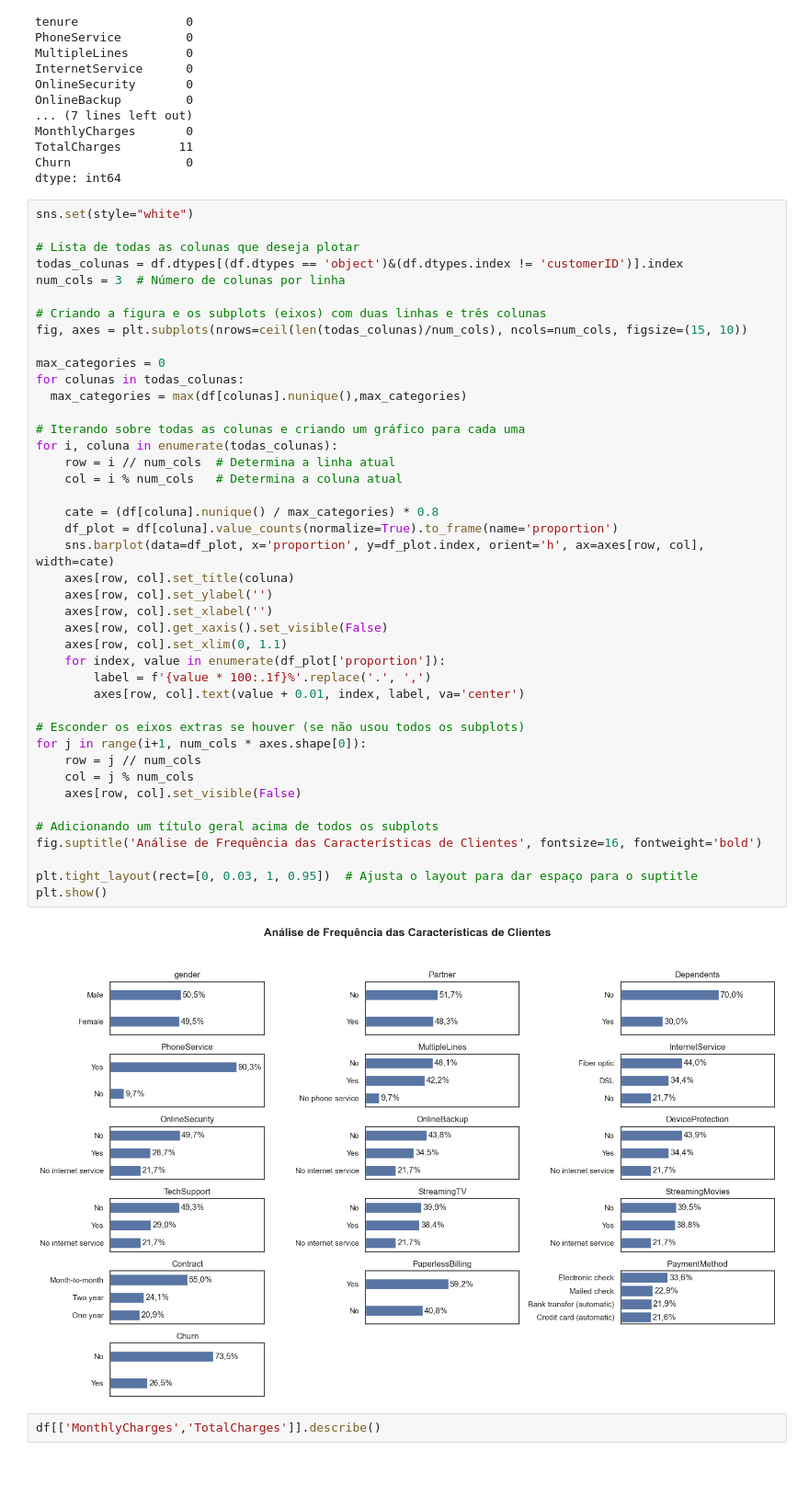
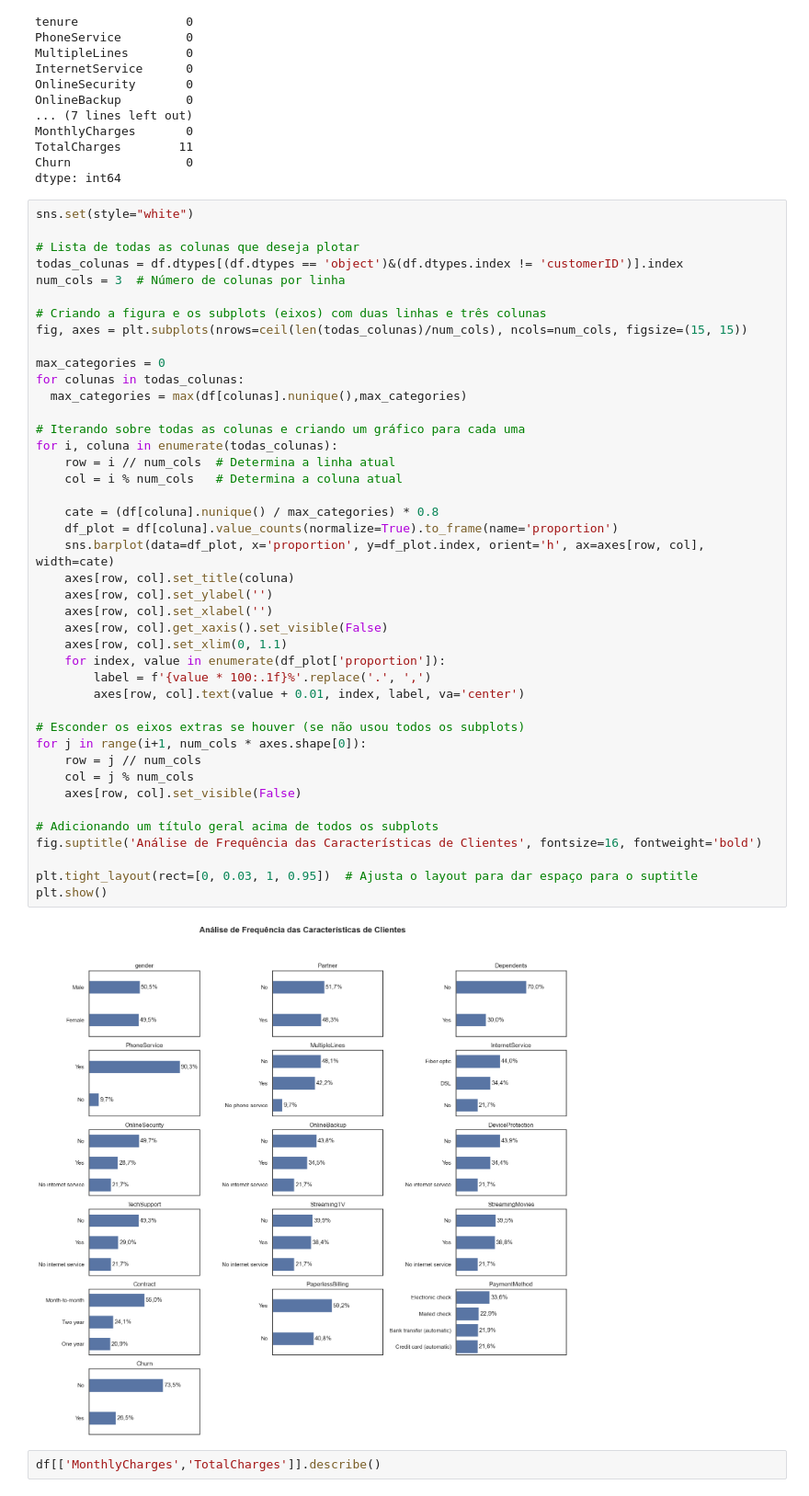
Before and after one commit to donikurtz/ChurnAnalysis-Telco, a Jupyter notebook: 01_analise_dados.ipynb, the cells around one changed output. Shown at 92% size. Saved outputs shown, nothing was run; the diff lists cells and outputs as text; blank space fills up the shorter version.

```diff
--- a/01_analise_dados.ipynb
+++ b/01_analise_dados.ipynb
@@ -78,7 +78,7 @@ todas_colunas = df.dtypes[(df.dtypes == 'object')&(df.dtypes.index != 'customerI
 num_cols = 3  # Número de colunas por linha
 
 # Criando a figura e os subplots (eixos) com duas linhas e três colunas
-fig, axes = plt.subplots(nrows=ceil(len(todas_colunas)/num_cols), ncols=num_cols, figsize=(15, 10))
+fig, axes = plt.subplots(nrows=ceil(len(todas_colunas)/num_cols), ncols=num_cols, figsize=(15, 15))
 
 max_categories = 0
 for colunas in todas_colunas:
@@ -86,34 +86,34 @@ for colunas in todas_colunas:
 
 # Iterando sobre todas as colunas e criando um gráfico para cada uma
 for i, coluna in enumerate(todas_colunas):
     row = i // num_cols  # Determina a linha atual
     col = i % num_cols   # Determina a coluna atual
 
     cate = (df[coluna].nunique() / max_categories) * 0.8
     df_plot = df[coluna].value_counts(normalize=True).to_frame(name='proportion')
     sns.barplot(data=df_plot, x='proportion', y=df_plot.index, orient='h', ax=axes[row, col], width=cate)
     axes[row, col].set_title(coluna)
     axes[row, col].set_ylabel('')
     axes[row, col].set_xlabel('')
     axes[row, col].get_xaxis().set_visible(False)
     axes[row, col].set_xlim(0, 1.1)
     for index, value in enumerate(df_plot['proportion']):
         label = f'{value * 100:.1f}%'.replace('.', ',')
         axes[row, col].text(value + 0.01, index, label, va='center')
 
 # Esconder os eixos extras se houver (se não usou todos os subplots)
 for j in range(i+1, num_cols * axes.shape[0]):
     row = j // num_cols
     col = j % num_cols
     axes[row, col].set_visible(False)
 
 # Adicionando um título geral acima de todos os subplots
 fig.suptitle('Análise de Frequência das Características de Clientes', fontsize=16, fontweight='bold')
 
 plt.tight_layout(rect=[0, 0.03, 1, 0.95])  # Ajusta o layout para dar espaço para o suptitle
 plt.show()
 # %% [output]
-[figure, old version]
+[figure, new version]
 # %%
 df[['MonthlyCharges','TotalCharges']].describe()
 # %% [output]
```
